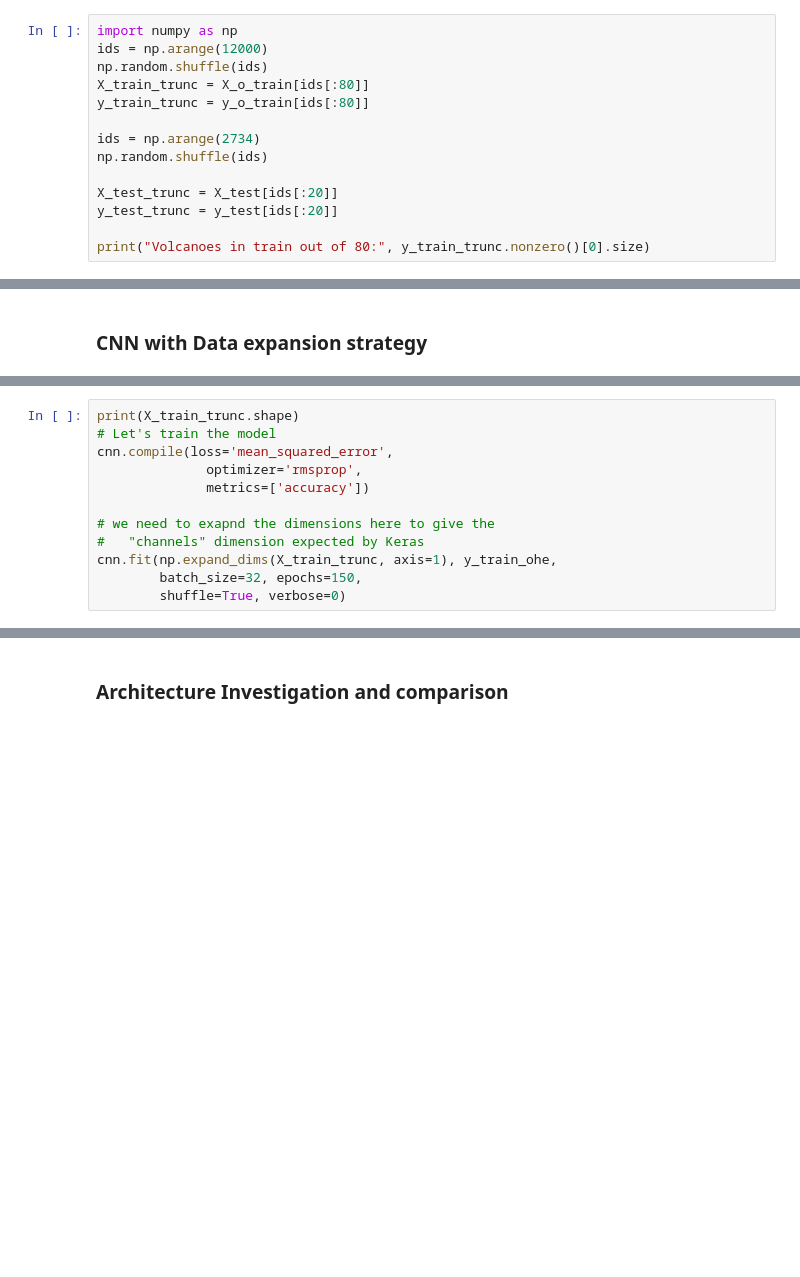
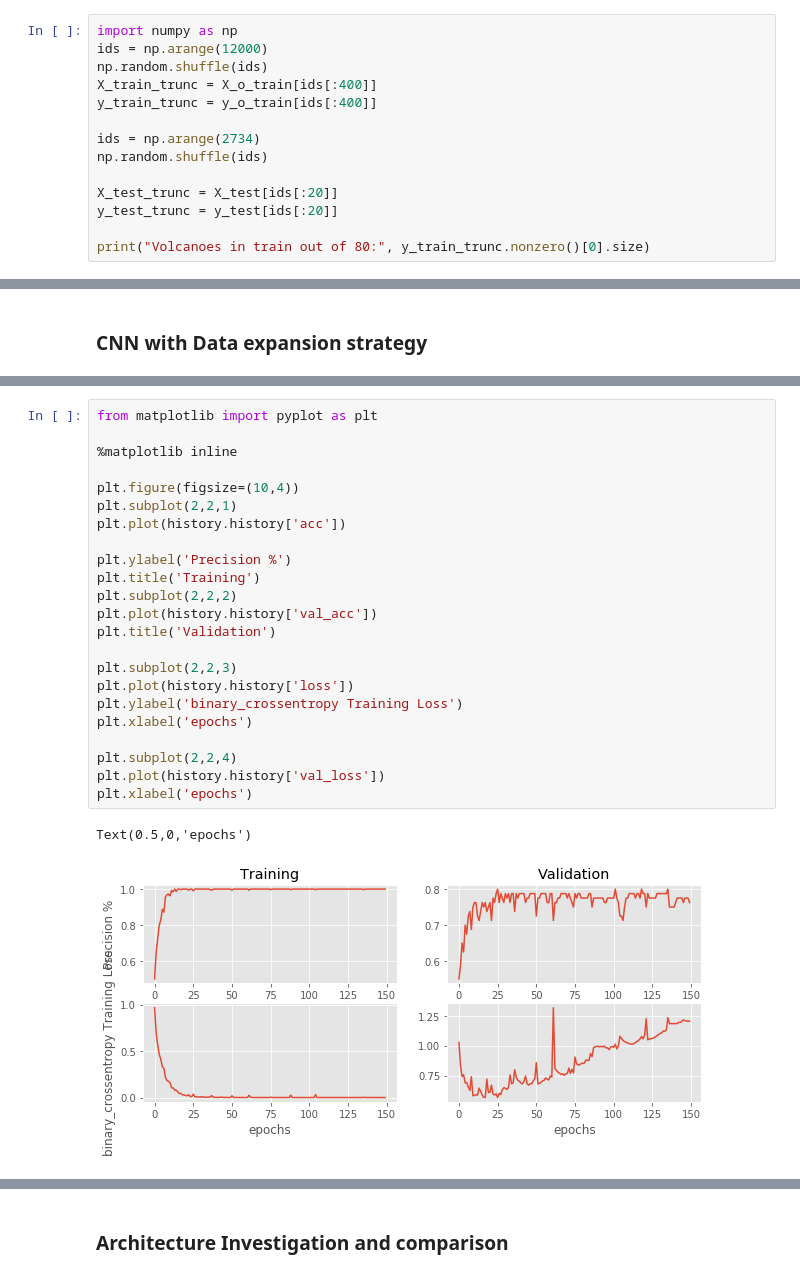
Before and after one commit to aviraj-sinha/ML6, a Jupyter notebook: proj6.ipynb, the cells around one changed output, grey strips where cells are left out. Cells and saved outputs as stored; diff of their text form; blank space fills up the shorter version.

```diff
--- a/proj6.ipynb
+++ b/proj6.ipynb
@@ -75,8 +75,8 @@ Training and testing strategy would be stratified kfold. This would be a good id
 import numpy as np
 ids = np.arange(12000)
 np.random.shuffle(ids)
-X_train_trunc = X_o_train[ids[:80]]
-y_train_trunc = y_o_train[ids[:80]]
+X_train_trunc = X_o_train[ids[:400]]
+y_train_trunc = y_o_train[ids[:400]]
 
 ids = np.arange(2734)
 np.random.shuffle(ids)
@@ -138,14 +161,2 @@ Trainable params: 16,738
 Non-trainable params: 0
 _________________________________________________________________
-# %%
-print(X_train_trunc.shape)
-# Let's train the model
-cnn.compile(loss='mean_squared_error',
-              optimizer='rmsprop',
-              metrics=['accuracy'])
-
-# we need to exapnd the dimensions here to give the
-#   "channels" dimension expected by Keras
-cnn.fit(np.expand_dims(X_train_trunc, axis=1), y_train_ohe,
-        batch_size=32, epochs=150,
-        shuffle=True, verbose=0)
@@ -155,3 +198,29 @@ cnn.fit(np.expand_dims(X_train_trunc, axis=1), y_train_ohe,
+# %%
+from matplotlib import pyplot as plt
+
+%matplotlib inline
+
+plt.figure(figsize=(10,4))
+plt.subplot(2,2,1)
+plt.plot(history.history['acc'])
+
+plt.ylabel('Precision %')
+plt.title('Training')
+plt.subplot(2,2,2)
+plt.plot(history.history['val_acc'])
+plt.title('Validation')
+
+plt.subplot(2,2,3)
+plt.plot(history.history['loss'])
+plt.ylabel('binary_crossentropy Training Loss')
+plt.xlabel('epochs')
+
+plt.subplot(2,2,4)
+plt.plot(history.history['val_loss'])
+plt.xlabel('epochs')
+# %% [output]
+Text(0.5,0,'epochs')
+[figure, added]
 # %%
 np.expand_dims(X_train_trunc, axis=1).shape
 # %% [output]
```
Also changed, not shown: parts of 14 cells of this notebook.
